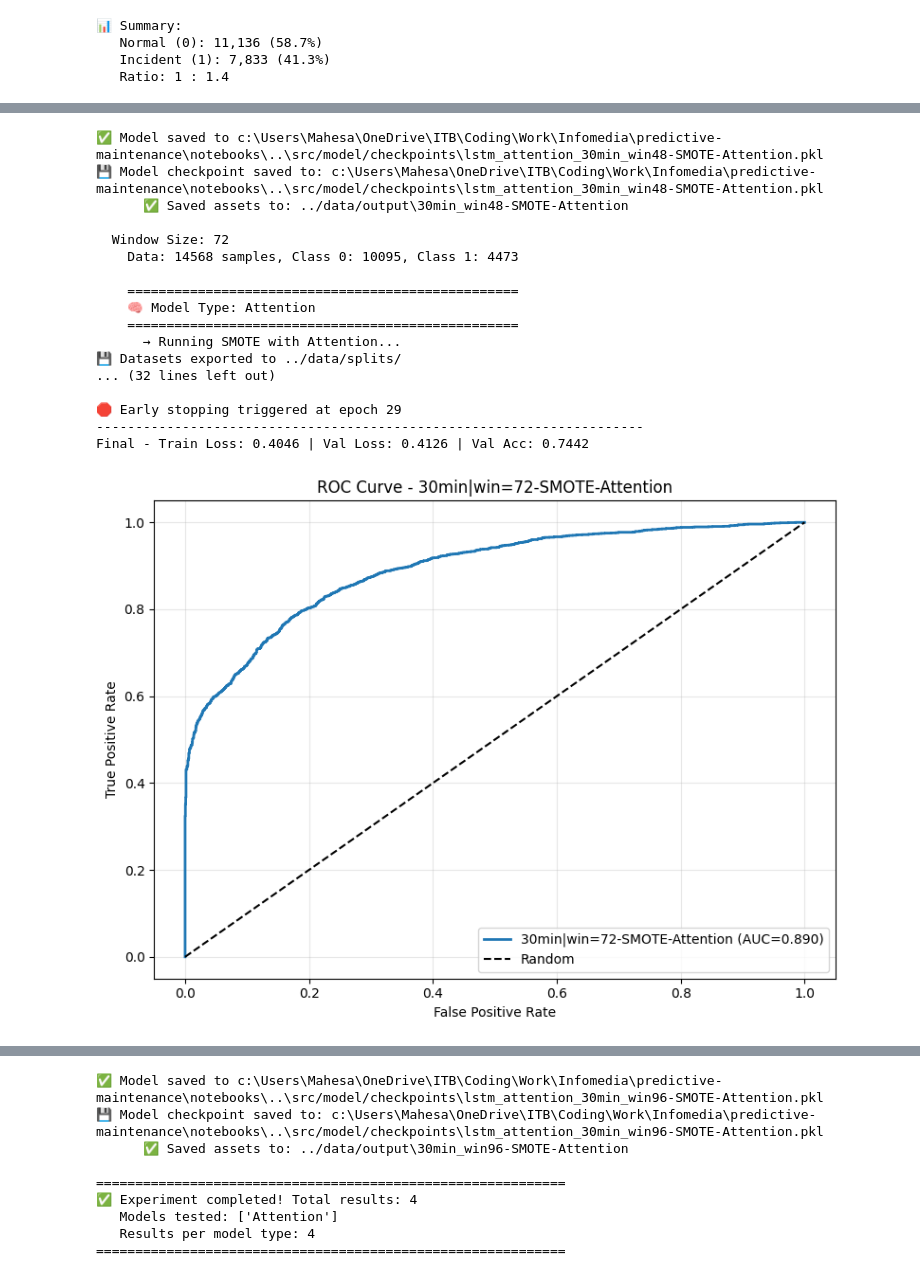
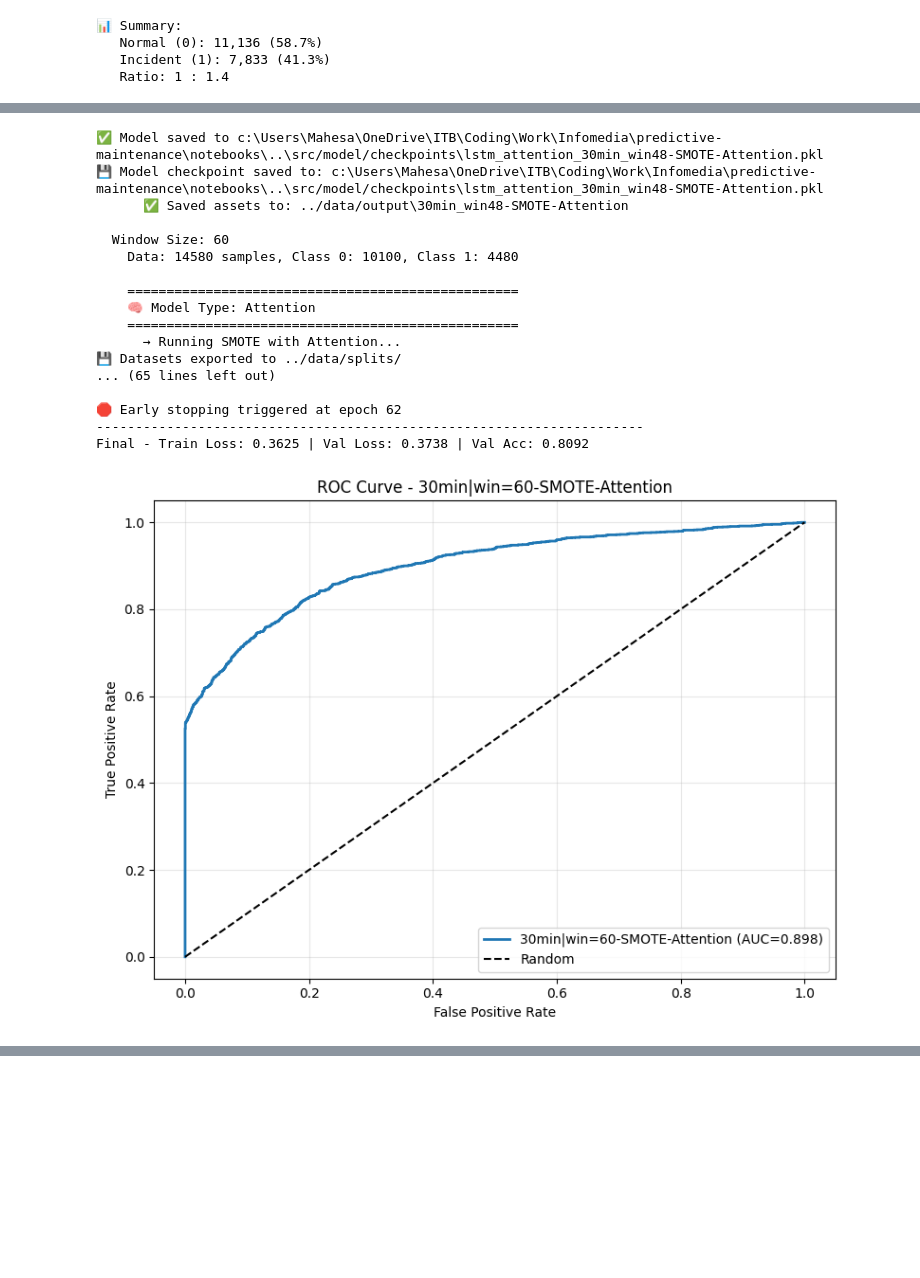
Before and after one commit to mahesa005/predictive-maintenance, a Jupyter notebook: notebooks/train_lstm_optimized_experiments.ipynb, the cells around one changed output, grey strips where cells are left out. Drawn from its saved outputs; the diff is of its cells as text; code cells hidden in the pictures; blank space fills up the shorter version.

```diff
--- a/notebooks/train_lstm_optimized_experiments.ipynb
+++ b/notebooks/train_lstm_optimized_experiments.ipynb
@@ -133,7 +133,7 @@ def create_windowed_dataset(df, feature_cols, target_col, window_size):
     return np.array(X), np.array(y), np.array(timestamps)
 # %%
 # === 4. Training ===
-def train_eval(X, y, label, model_type='Optimized', cw=1, hidden_size=128, patience=5, epochs=500, batch_size=128, lr=0.001, print_every=1, lambda_l2=0.0001):
+def train_eval(X, y, label, model_type='Optimized', cw=1, hidden_size=128, patience=10, epochs=500, batch_size=128, lr=0.001, print_every=1, lambda_l2=0.0001):
     """
     Training and evaluation function with support for different LSTM model types.
 
@@ -307,7 +307,8 @@ def save_model_assets(result, output_base_path="../data/output"):
         'Epochs': 100,
         'Batch_Size': 128,
         'LR': 0.001,
-        'Optimizer': 'SGD'
+        'Optimizer': 'SGD',
+        'Rolling_Means': str(result.get('Rolling_Means', 'N/A'))
     }
 
     # Save CSV
@@ -325,6 +326,11 @@ def save_model_assets(result, output_base_path="../data/output"):
     plt.ylabel('Actual Label')
     plt.xlabel('Predicted Label')
 
+    # 7. Save y_test and y_prob for threshold experimentation
+    np.save(os.path.join(model_dir, f"y_test_{folder_name}.npy"), y_true)
+    np.save(os.path.join(model_dir, f"y_prob_{folder_name}.npy"), y_prob)
+    print(f"      ✅ Saved assets to: {model_dir}")
+
     plot_path = os.path.join(model_dir, f"cm_opt_{folder_name}.png")
     plt.savefig(plot_path, bbox_inches='tight')
     plt.close() # Free up memory
@@ -333,9 +339,11 @@ def save_model_assets(result, output_base_path="../data/output"):
 # %%
 # === 5. Run Experiment ==
 sampling_periods = ['30min']
-window_sizes = [48, 72, 84, 96]
+window_sizes = [60]
 model_types = list(MODEL_REGISTRY.keys())  # ['Optimized', 'BiDirectional', 'Nested', 'Peephole']
+rolling_means = [2, 6]
 results_all = []
+
 
 for sp in sampling_periods:
     print(f"\n{'='*60}")
@@ -349,9 +357,24 @@ for sp in sampling_periods:
                       .reset_index())
     df_resampled['incident'] = (df_resampled['incident'] > 0).astype(int)
 
+    # Apply Rolling Mean Features (BEFORE windowing)
+    feature_cols = ['Priority', 'Impact']
+
+    if rolling_means:
+        print(f"  📊 Creating rolling mean features for: {rolling_means} hours")
+
+        # Calculate periods based on sampling period
+        periods_per_hour = 2 if sp == '30min' else 1 if sp == '1h' else (60 // int(sp.replace('min', '')))
+        for rm_hours in rolling_means:
+            rm_periods = rm_hours * periods_per_hour
+            df_resampled[f'Priority_rm{rm_hours}h'] = df_resampled['Priority'].rolling(window=rm_periods, min_periods=1).mean()
+            df_resampled[f'Impact_rm{rm_hours}h'] = df_resampled['Impact'].rolling(window=rm_periods, min_periods=1).mean()
+            feature_cols.extend([f'Priority_rm{rm_hours}h', f'Impact_rm{rm_hours}h'])
+        print(f"  📊 Feature columns: {feature_cols}")
+
     for win in window_sizes:
         print(f"\n  Window Size: {win}")
-        X, y, ts = create_windowed_dataset(df_resampled, ['Priority', 'Impact'], 'incident', win)
+        X, y, ts = create_windowed_dataset(df_resampled, feature_cols, 'incident', win)
 
         if len(X) < 200 or len(np.unique(y)) < 2:
             print(f"    ⚠️ Skipped: Insufficient data (samples={len(X)}, classes={len(np.unique(y))})")
@@ -389,8 +412,12 @@ for sp in sampling_periods:
             try:
                 print(f"      → Running SMOTE with {model_type}...")
                 X_sm, y_sm = SMOTE(random_state=42).fit_resample(X_flat, y)
-                Xs = X_sm.reshape((-1, win, 2))
+                n_features = len(feature_cols)
+                Xs = X_sm.reshape((-1, win, n_features))
                 result = train_eval(Xs, y_sm, label=f"{sp}|win={win}-SMOTE-{model_type}", model_type=model_type)
+
+                # Add rolling means
+                result['rolling_means'] = rolling_means if rolling_means else None
                 results_all.append(result)
                 save_model_assets(result)
             except Exception as e:
@@ -432,19 +459,19 @@ Final - Train Loss: 0.3760 | Val Loss: 0.3780 | Val Acc: 0.7829
 [figure]
 ✅ Model saved to c:\Users\Mahesa\OneDrive\ITB\Coding\Work\Infomedia\predictive-maintenance\notebooks\..\src/model/checkpoints\lstm_attention_30min_win48-SMOTE-Attention.pkl
 💾 Model checkpoint saved to: c:\Users\Mahesa\OneDrive\ITB\Coding\Work\Infomedia\predictive-maintenance\notebooks\..\src/model/checkpoints\lstm_attention_30min_win48-SMOTE-Attention.pkl
       ✅ Saved assets to: ../data/output\30min_win48-SMOTE-Attention
 
-  Window Size: 72
-    Data: 14568 samples, Class 0: 10095, Class 1: 4473
+  Window Size: 60
+    Data: 14580 samples, Class 0: 10100, Class 1: 4480
 
     ==================================================
     🧠 Model Type: Attention
     ==================================================
       → Running SMOTE with Attention...
 💾 Datasets exported to ../data/splits/
-... (32 lines left out)
+... (65 lines left out)
 
-🛑 Early stopping triggered at epoch 29
+🛑 Early stopping triggered at epoch 62
 ----------------------------------------------------------------------
-Final - Train Loss: 0.4046 | Val Loss: 0.4126 | Val Acc: 0.7442
+Final - Train Loss: 0.3625 | Val Loss: 0.3738 | Val Acc: 0.8092
-[figure, old version]
+[figure, new version]
@@ -487,12 +487,3 @@ Final - Train Loss: 0.4635 | Val Loss: 0.4998 | Val Acc: 0.6905
-✅ Model saved to c:\Users\Mahesa\OneDrive\ITB\Coding\Work\Infomedia\predictive-maintenance\notebooks\..\src/model/checkpoints\lstm_attention_30min_win96-SMOTE-Attention.pkl
-💾 Model checkpoint saved to: c:\Users\Mahesa\OneDrive\ITB\Coding\Work\Infomedia\predictive-maintenance\notebooks\..\src/model/checkpoints\lstm_attention_30min_win96-SMOTE-Attention.pkl
-      ✅ Saved assets to: ../data/output\30min_win96-SMOTE-Attention
-
-============================================================
-✅ Experiment completed! Total results: 4
-   Models tested: ['Attention']
-   Results per model type: 4
-============================================================
 # %%
 # === 6. Final Results Visualization & Comparison ===
 
```
Also changed, not shown: parts of 3 cells of this notebook, 4 other files.
